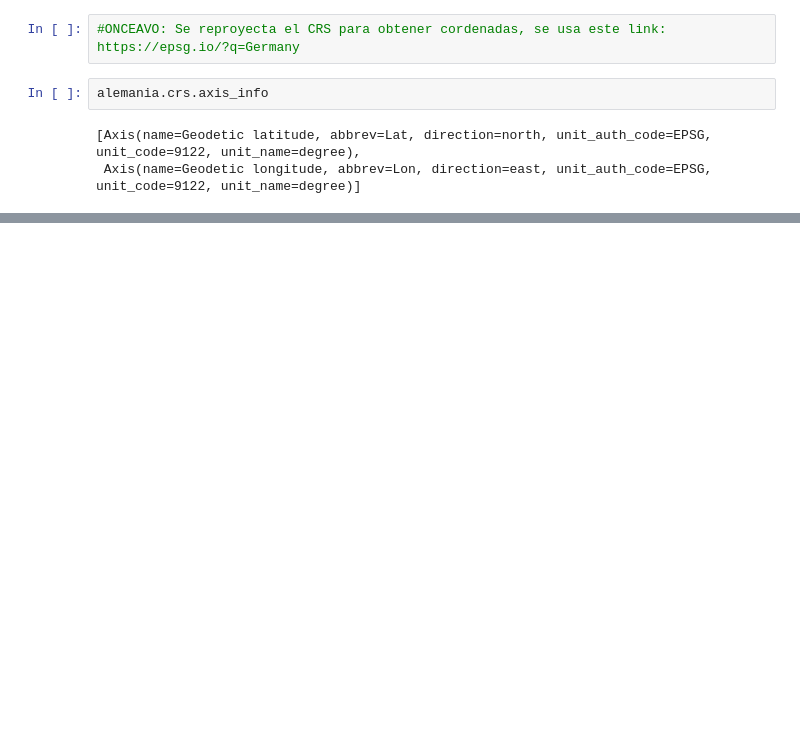
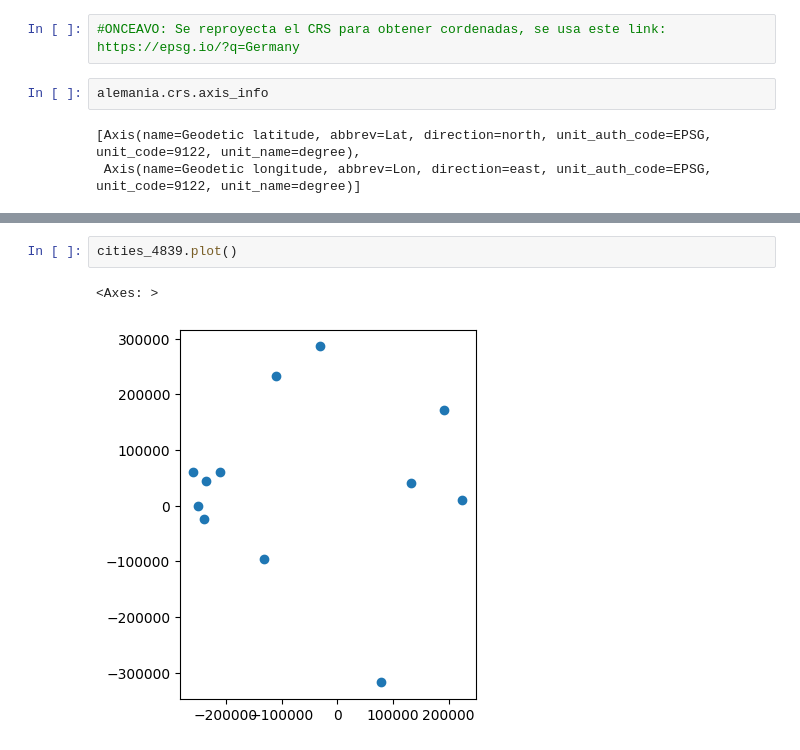
Before and after one commit to Clases-y-Evaluaciones-DelaCruz-Diana/aaa, a Jupyter notebook: index-Copy1.ipynb, the cells around one changed output, grey strips where cells are left out. Saved outputs shown, nothing was run; the diff lists cells and outputs as text; blank space fills up the shorter version.

```diff
--- a/index-Copy1.ipynb
+++ b/index-Copy1.ipynb
@@ -277,0 +205,5 @@ FileNotFoundError: [Errno 2] No such file or directory: 'figures\\mapEnd.jpg'
+# %%
+cities_4839.plot()
+# %% [output]
+<Axes: >
+[figure, added]
```
Also changed, not shown: parts of 24 cells of this notebook, 1 other file.
